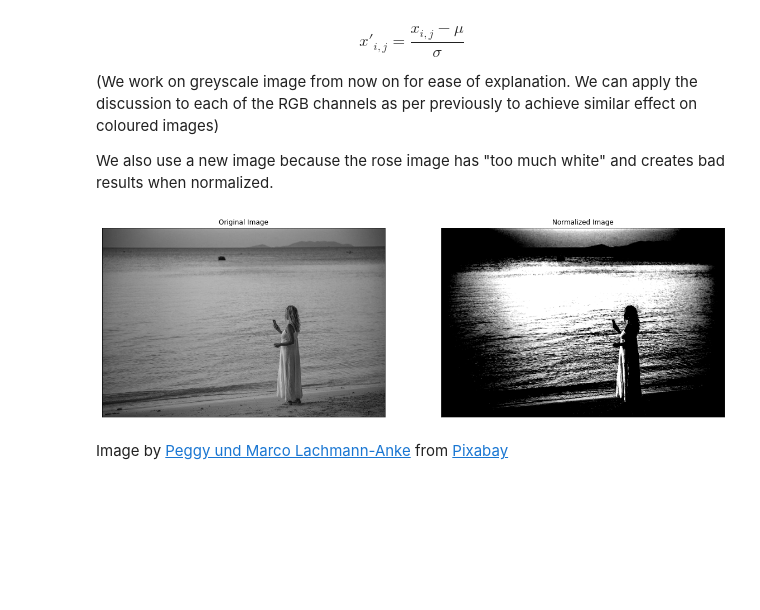
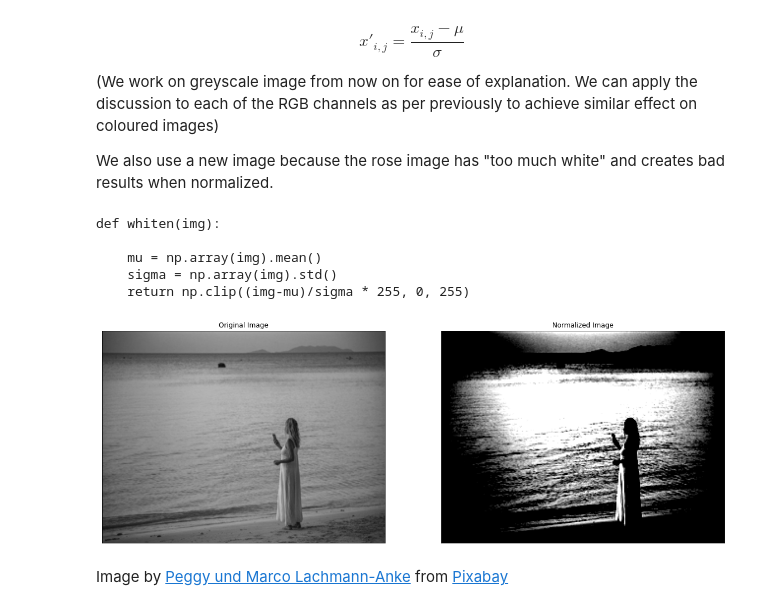
Before and after one commit to 0WN463/wellspring, a Jupyter notebook: computer-vision/point_processing.ipynb, the cells around one changed output. Saved outputs shown, nothing was run; the diff lists cells and outputs as text; code cells hidden in the pictures; blank space fills up the shorter version.

Commit message:
Refactor introduction and point processing chapters

```diff
--- a/computer-vision/point_processing.ipynb
+++ b/computer-vision/point_processing.ipynb
@@ -1,3 +8,9 @@
+# %%
+rose_image = Image.open('images/rose.jpg').resize((288, 216))
+rose_image_rgb = np.array(rose_image.convert('RGB'))
+
+woman_image = Image.open('images/woman.jpg').resize((288, 216))
+woman_image_grey = np.array(woman_image.convert('L'))
 # %% [markdown]
 # Point Processing
 
@@ -126,33 +88,20 @@ $$
 We can apply the discussion to each of the RGB channels as per previously to achieve similar effect on coloured images)
 
 We also use a new image because the rose image has "too much white" and creates bad results when normalized.
+# %%
+from module.point_process import whiten
+show_implementation(whiten)
+# %% [output]
+def whiten(img):
+
+    mu = np.array(img).mean()
+    sigma = np.array(img).std()
+    return np.clip((img-mu)/sigma * 255, 0, 255)
 # %%
-import numpy as np
-import matplotlib.pyplot as plt
-from PIL import Image
-
-image = Image.open('images/woman.jpg').convert('L')
-image = np.array(image)
-def whiten(img):
-    mu = np.array(img).mean()
-    sigma = np.array(img).std()
-    return np.clip((img-mu)/sigma, 0, 1)
-
-f = plt.figure(figsize=(20,10))
-ax1 = f.add_subplot(121)
-ax2 = f.add_subplot(122)
-
-ax1.title.set_text('Original Image')
-ax1.imshow(image, cmap='gray', vmin=0, vmax=255)
-ax1.xaxis.set_visible(False)
-ax1.yaxis.set_visible(False)
-
-ax2.title.set_text('Normalized Image')
-ax2.imshow(whiten(image), cmap='gray', vmin=0, vmax=1)
-ax2.xaxis.set_visible(False)
-ax2.yaxis.set_visible(False)
+show_images([(woman_image_grey, 'Original Image'),
+            (whiten(woman_image_grey), 'Normalized Image')])
 # %% [output]
-[figure, old version]
+[figure, new version]
 # %% [markdown]
 Image by <a href="https://pixabay.com/users/peggy_marco-1553824/?utm_source=link-attribution&amp;utm_medium=referral&amp;utm_campaign=image&amp;utm_content=4935894">Peggy und Marco Lachmann-Anke</a> from <a href="https://pixabay.com/?utm_source=link-attribution&amp;utm_medium=referral&amp;utm_campaign=image&amp;utm_content=4935894">Pixabay</a>
 # %% [markdown]
```
Also changed, not shown: parts of 14 cells of this notebook, 4 other files.
